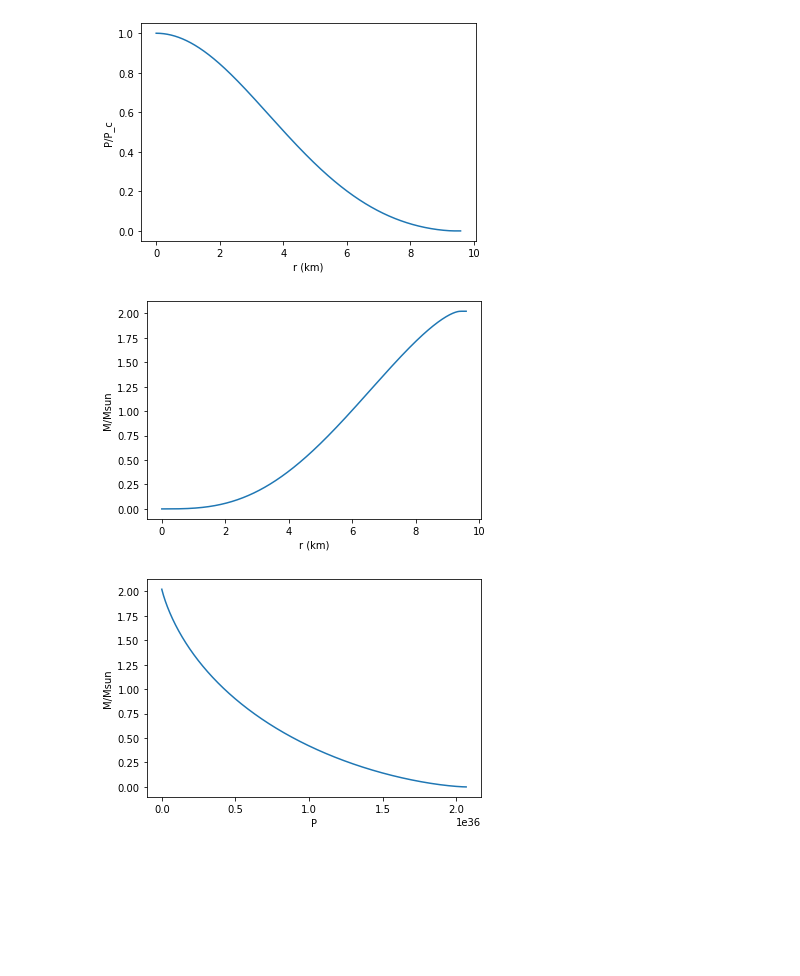
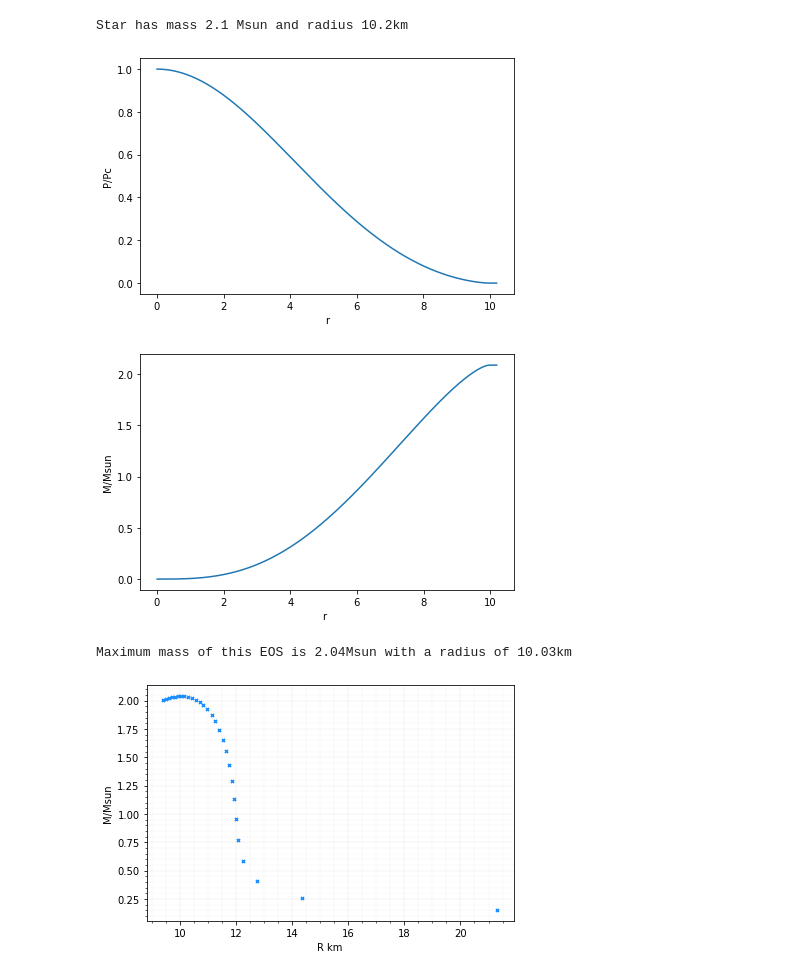
Before and after one commit to utkarsh7236/fmodes, a Jupyter notebook: Intro/tov_integrator.ipynb, the cells around one changed output. Saved outputs shown, nothing was run; the diff lists cells and outputs as text; code cells hidden in the pictures; blank space fills up the shorter version.

```diff
--- a/Intro/tov_integrator.ipynb
+++ b/Intro/tov_integrator.ipynb
@@ -95,25 +123,40 @@ r_step 2.0
+# %%
+# Load EOS
+df = pd.read_csv("sly230a.csv")
+e, p = df_to_ep(df)
+EOS = get_ep(e, p)
+
+# Initial Conditions
+km2cm = 1e5
+r_i = 1e-8
+p_c = p[-8]
+e_c = EOS(p_c)
+m0 = e_c * 4/3 * np.pi * r_i**3
+init_VEC = [p_c, m0]
+msun = 2e33
+p_min = min(p)
+
+# Integrate
+p, m, r_arr = tov(EOS, init_VEC, r_i, p_min, progress = True)
+r_arr = r_arr/km2cm
+m = m/msun
+
+mStar = m.max()
+mR = r_arr.max()
+print(f"Star has mass {mStar:.1f} Msun and radius {mR:.1f}km")
+# %% [output]
+Star has mass 2.1 Msun and radius 10.2km
 # %%
-results = np.array(results, dtype = float)
-p, m = results.T
-r_arr = np.array(r_list)/km2cm
-m = m/msun
-
 plt.figure()
 plt.plot(r_arr, p/p_c)
-plt.xlabel("r (km)")
-plt.ylabel("P/P_c")
+plt.xlabel("r")
+plt.ylabel("P/Pc")
 
 plt.figure()
 plt.plot(r_arr, m)
-plt.xlabel("r (km)")
-plt.ylabel("M/Msun")
-
-plt.figure()
-plt.plot(p, m)
-plt.xlabel("P")
+plt.xlabel("r ")
 plt.ylabel("M/Msun")
 plt.show()
 # %% [output]
-[figure, old version]
+[figure, new version]
-[figure, old version]
+[figure, new version]
-[figure, removed]
@@ -119,0 +201,16 @@ plt.show()
+# %%
+mStar_arr = np.array(mStar_list)
+mR_arr = np.array(mR_list)
+
+print(f"Maximum mass of this EOS is {mStar_arr.max():.2f}Msun\
+ with a radius of {mR_arr[np.argmax(mStar_arr)]:.2f}km")
+
+plt.scatter(mR_arr, mStar_arr, s=10,
+            marker = "x", color = "dodgerblue")
+plt.xlabel("R km")
+plt.ylabel("M/Msun")
+utkarshGrid()
+plt.show()
+# %% [output]
+Maximum mass of this EOS is 2.04Msun with a radius of 10.03km
+[figure, added]
```
Also changed, not shown: parts of 7 cells of this notebook, 1 other file.
